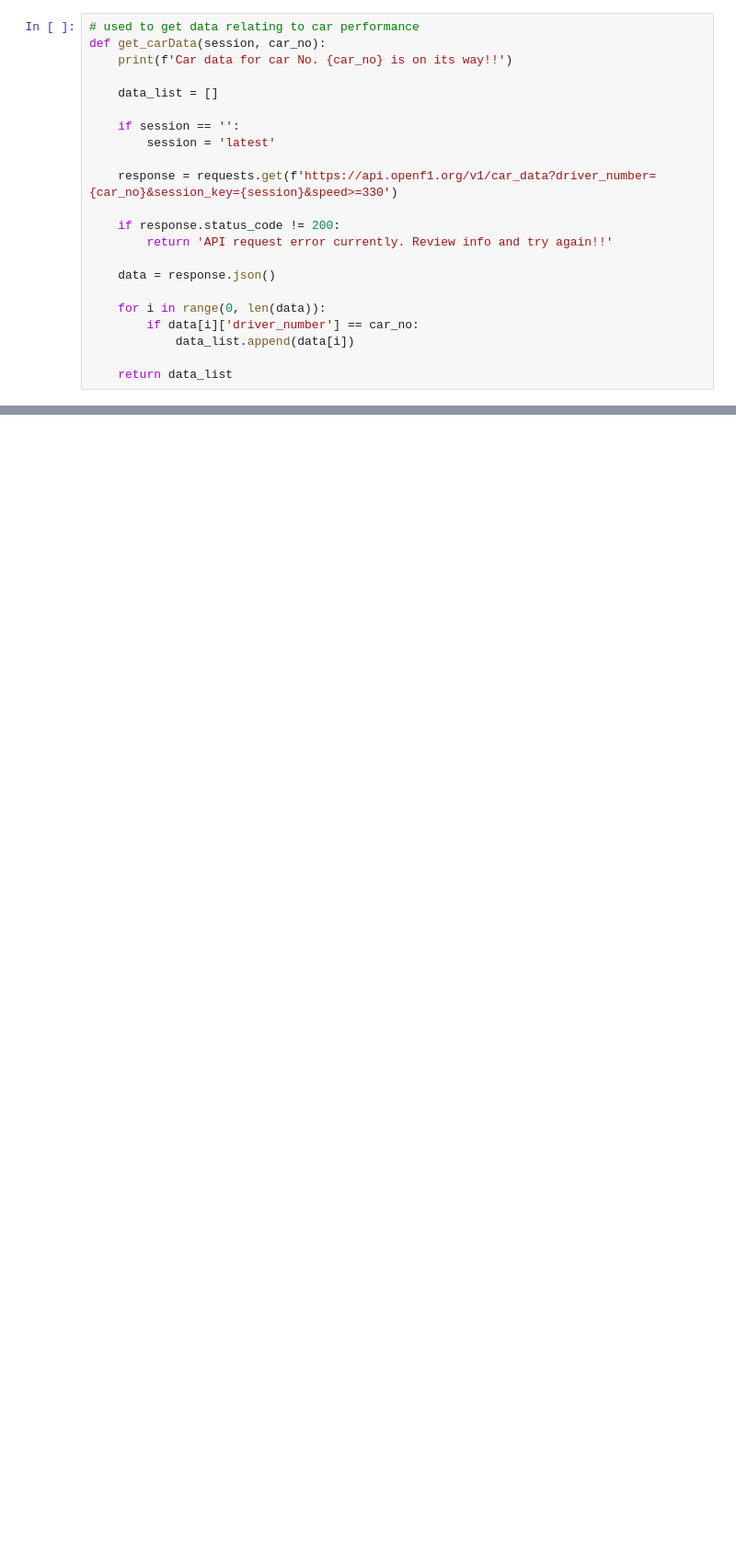
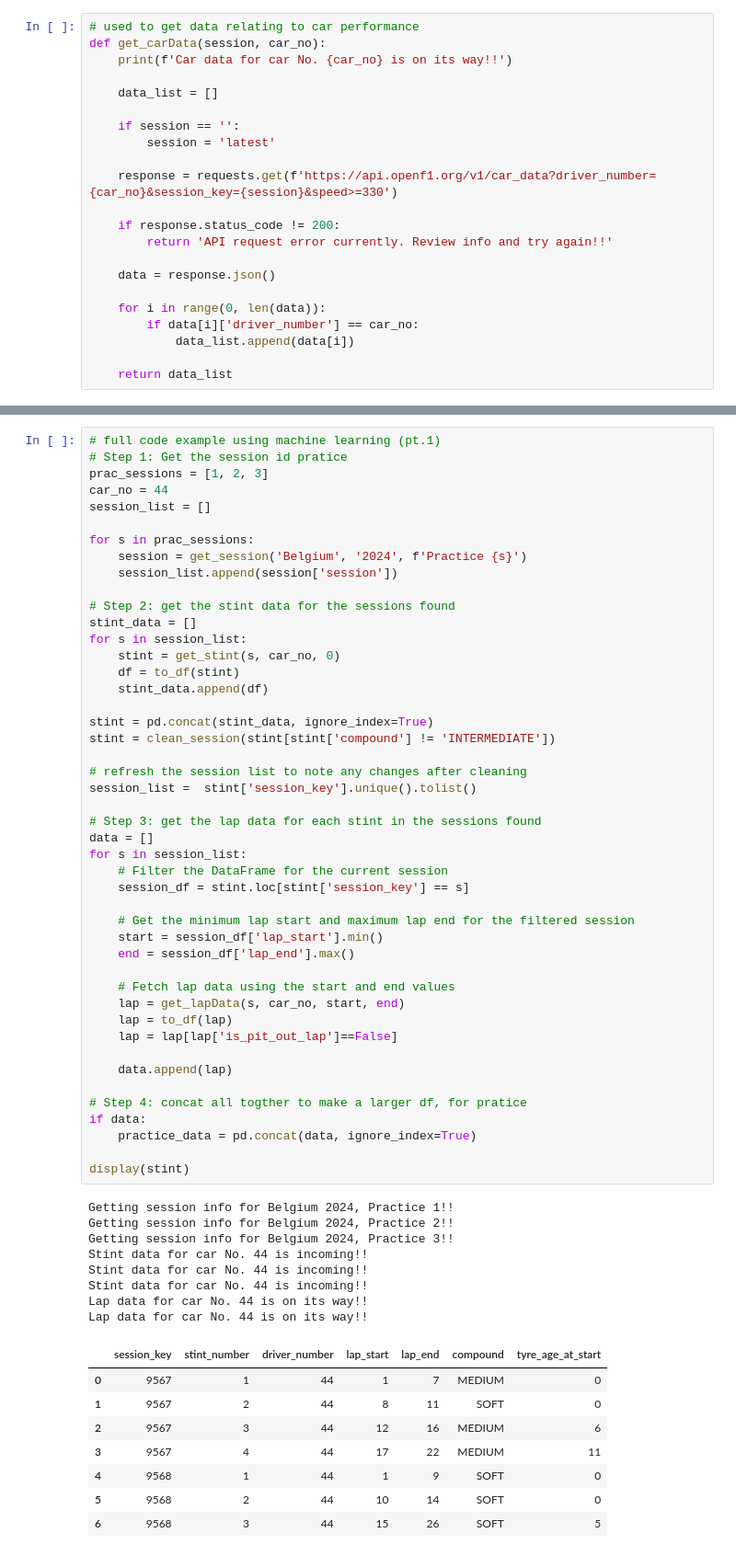
Before and after one commit to nigel-wright/Formula1, a Jupyter notebook: SPA.ipynb, the cells around one changed output, grey strips where cells are left out. Shown: that part at 92% size. Drawn from its saved outputs; the diff is of its cells as text; blank space fills up the shorter version.

```diff
--- a/SPA.ipynb
+++ b/SPA.ipynb
@@ -216,0 +185,63 @@ Lap data for car No. 63 is on its way!!
+# %%
+# full code example using machine learning (pt.1)
+# Step 1: Get the session id pratice
+prac_sessions = [1, 2, 3]
+car_no = 44
+session_list = []
+
+for s in prac_sessions:
+    session = get_session('Belgium', '2024', f'Practice {s}')
+    session_list.append(session['session'])
+
+# Step 2: get the stint data for the sessions found
+stint_data = []
+for s in session_list:
+    stint = get_stint(s, car_no, 0)
+    df = to_df(stint)
+    stint_data.append(df)
+
+stint = pd.concat(stint_data, ignore_index=True)
+stint = clean_session(stint[stint['compound'] != 'INTERMEDIATE'])
+
+# refresh the session list to note any changes after cleaning
+session_list =  stint['session_key'].unique().tolist()
+
+# Step 3: get the lap data for each stint in the sessions found
+data = []
+for s in session_list:
+    # Filter the DataFrame for the current session
+    session_df = stint.loc[stint['session_key'] == s]
+
+    # Get the minimum lap start and maximum lap end for the filtered session
+    start = session_df['lap_start'].min()
+    end = session_df['lap_end'].max()
+
+    # Fetch lap data using the start and end values
+    lap = get_lapData(s, car_no, start, end)
+    lap = to_df(lap)
+    lap = lap[lap['is_pit_out_lap']==False]
+
+    data.append(lap)
+
+# Step 4: concat all togther to make a larger df, for pratice
+if data:
+    practice_data = pd.concat(data, ignore_index=True)
+
+display(stint)
+# %% [output]
+Getting session info for Belgium 2024, Practice 1!!
+Getting session info for Belgium 2024, Practice 2!!
+Getting session info for Belgium 2024, Practice 3!!
+Stint data for car No. 44 is incoming!!
+Stint data for car No. 44 is incoming!!
+Stint data for car No. 44 is incoming!!
+Lap data for car No. 44 is on its way!!
+Lap data for car No. 44 is on its way!!
+|  | session_key | stint_number | driver_number | lap_start | lap_end | compound | tyre_age_at_start |
+| 0 | 9567 | 1 | 44 | 1 | 7 | MEDIUM | 0 |
+| 1 | 9567 | 2 | 44 | 8 | 11 | SOFT | 0 |
+| 2 | 9567 | 3 | 44 | 12 | 16 | MEDIUM | 6 |
+| 3 | 9567 | 4 | 44 | 17 | 22 | MEDIUM | 11 |
+| 4 | 9568 | 1 | 44 | 1 | 9 | SOFT | 0 |
+| 5 | 9568 | 2 | 44 | 10 | 14 | SOFT | 0 |
+| 6 | 9568 | 3 | 44 | 15 | 26 | SOFT | 5 |
```
Also changed, not shown: parts of 6 cells of this notebook, 2 other files.
